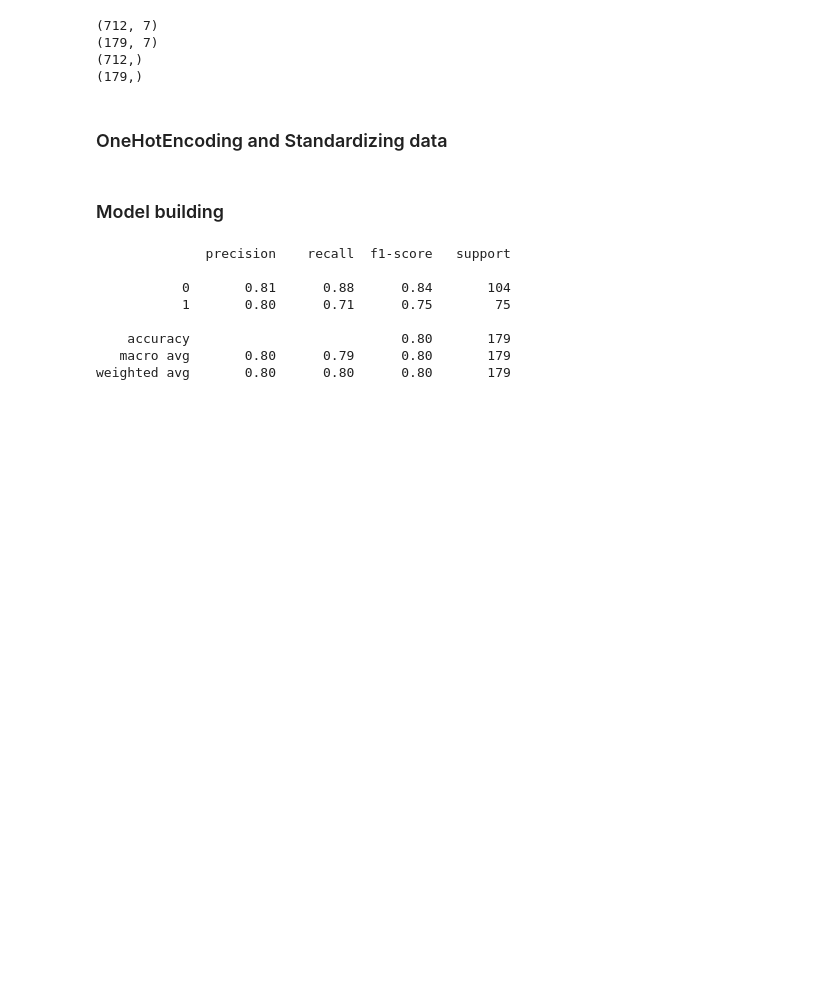
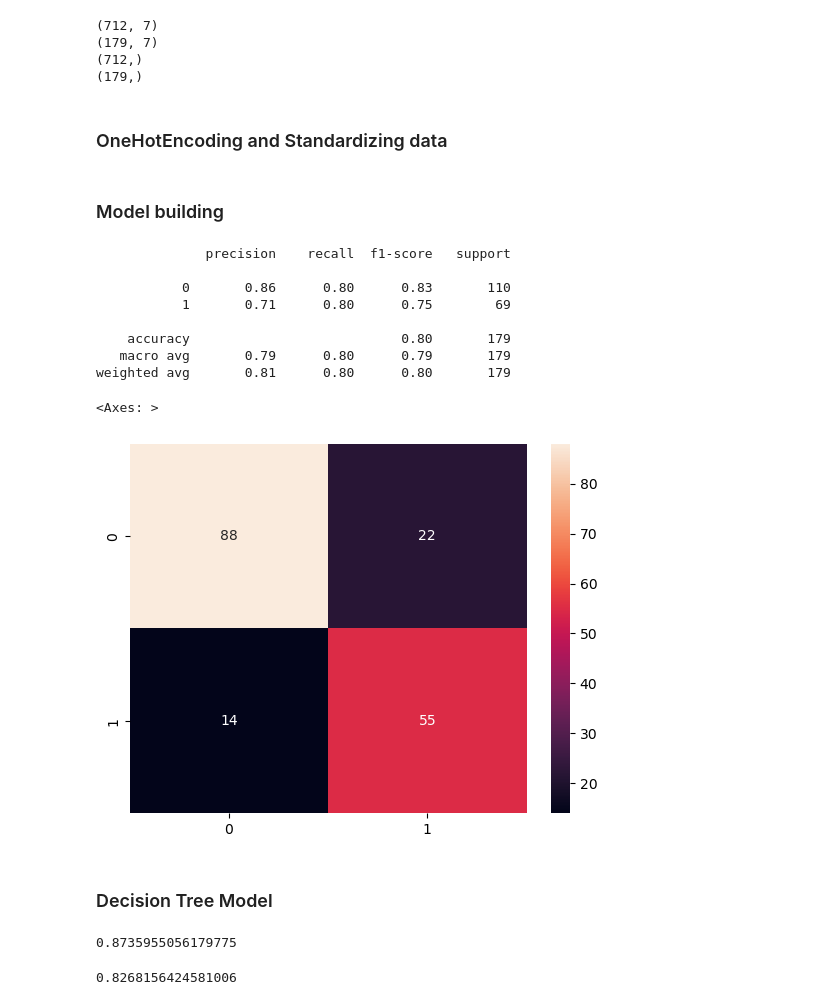
Before and after one commit to SethDwumah/yhills_class_work, a Jupyter notebook: LogisticRegression.ipynb, the cells around one changed output. Drawn from its saved outputs; the diff is of its cells as text; code cells hidden in the pictures; blank space fills up the shorter version.

Commit message:
decision tree models

```diff
--- a/LogisticRegression.ipynb
+++ b/LogisticRegression.ipynb
@@ -112,7 +112,7 @@ Y.head()
 4    0
 Name: Survived, dtype: int64
 # %%
-x_train,x_test,y_train,y_test = train_test_split(X,Y,test_size=0.2,random_state=100)
+x_train,x_test,y_train,y_test = train_test_split(X,Y,test_size=0.2,random_state=100,stratify=Y)
 # %%
 print(x_train.shape)
 print(x_test.shape)
@@ -150,9 +150,18 @@ print(classification_report(y_test,y_pred))
 # %% [output]
               precision    recall  f1-score   support
 
-           0       0.81      0.88      0.84       104
-           1       0.80      0.71      0.75        75
+           0       0.86      0.80      0.83       110
+           1       0.71      0.80      0.75        69
 
     accuracy                           0.80       179
-   macro avg       0.80      0.79      0.80       179
-weighted avg       0.80      0.80      0.80       179
+   macro avg       0.79      0.80      0.79       179
+weighted avg       0.81      0.80      0.80       179
+# %%
+cm = confusion_matrix(y_test,y_pred)
+
+sns.heatmap(cm,annot=True)
+# %% [output]
+<Axes: >
+[figure, added]
+# %% [markdown]
+### Decision Tree Model
@@ -158,0 +176,9 @@ weighted avg       0.80      0.80      0.80       179
+# %%
+train_score = accuracy_score(y_train,y_pred_train)
+# %% [output]
+0.8735955056179775
+# %%
+test_score =accuracy_score(y_test,y_pred_test)
+test_score
+# %% [output]
+0.8268156424581006
```
Also changed, not shown: parts of 17 cells of this notebook, 5 other files.
